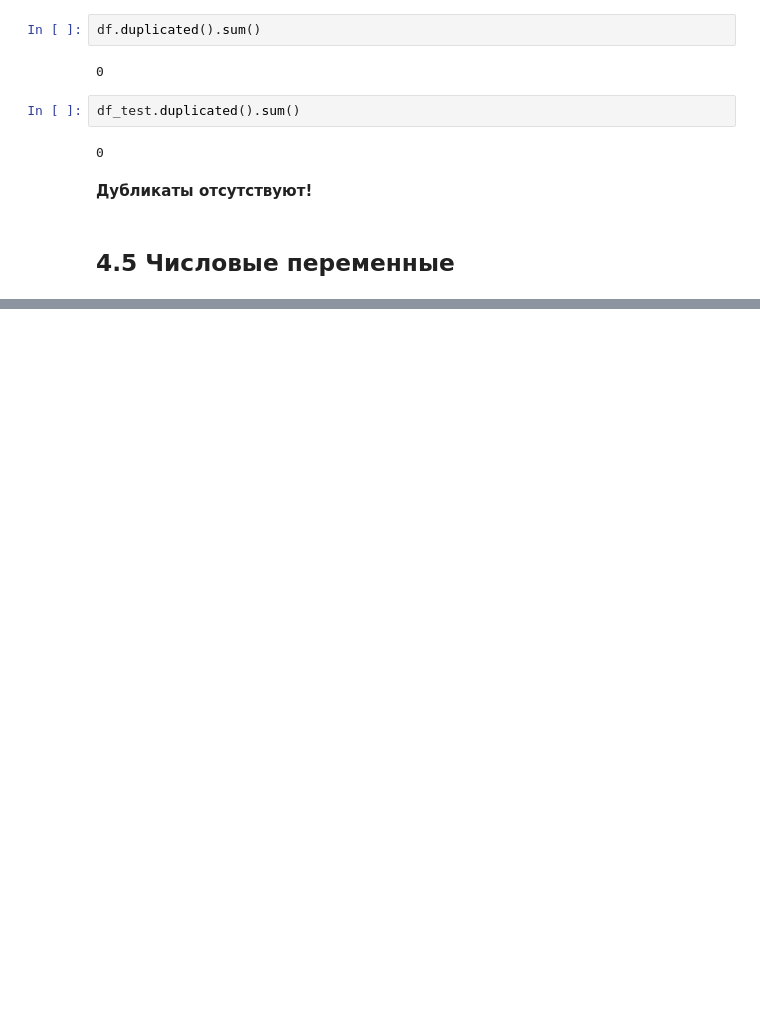
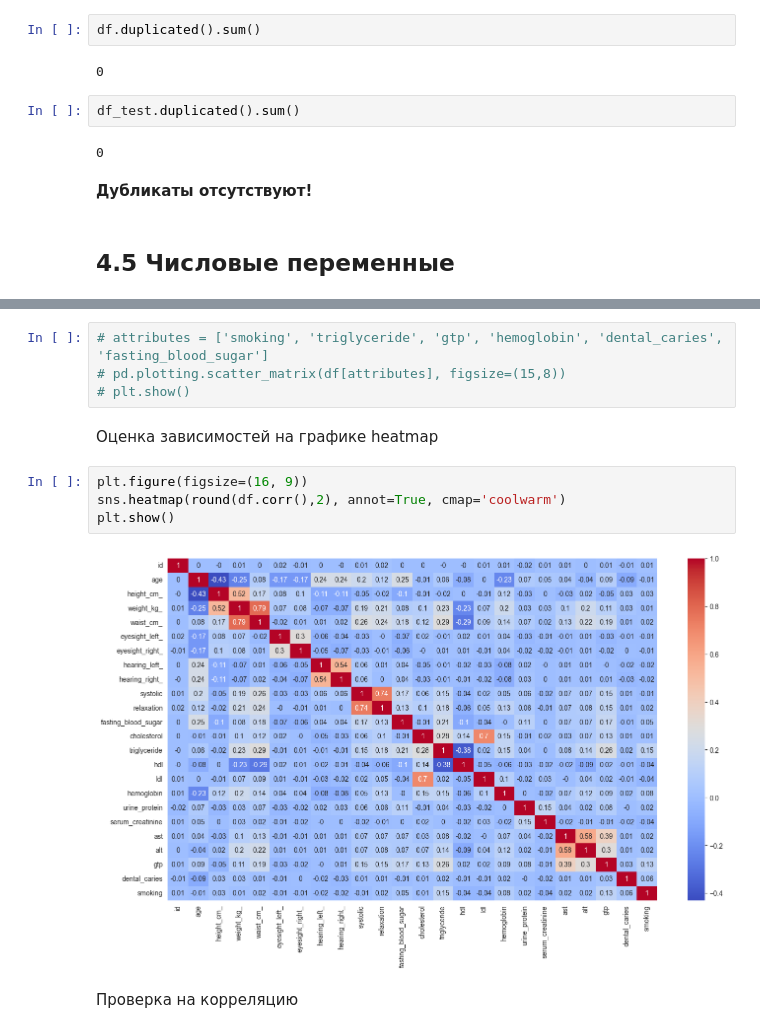
Before and after one commit to Zetis659/Data_Science_GM, a Jupyter notebook: Leopard_challenge_Classification/Leopard_challenge_Classification.ipynb, the cells around one changed output, grey strips where cells are left out. Saved outputs shown, nothing was run; the diff lists cells and outputs as text; blank space fills up the shorter version.

```diff
--- a/Leopard_challenge_Classification/Leopard_challenge_Classification.ipynb
+++ b/Leopard_challenge_Classification/Leopard_challenge_Classification.ipynb
@@ -275,0 +355,14 @@ df.describe()
+# %%
+# attributes = ['smoking', 'triglyceride', 'gtp', 'hemoglobin', 'dental_caries', 'fasting_blood_sugar']
+# pd.plotting.scatter_matrix(df[attributes], figsize=(15,8))
+# plt.show()
+# %% [markdown]
+Оценка зависимостей на графике heatmap
+# %%
+plt.figure(figsize=(16, 9))
+sns.heatmap(round(df.corr(),2), annot=True, cmap='coolwarm')
+plt.show()
+# %% [output]
+[figure, added]
+# %% [markdown]
+Проверка на корреляцию
```
Also changed, not shown: parts of 68 cells of this notebook.
